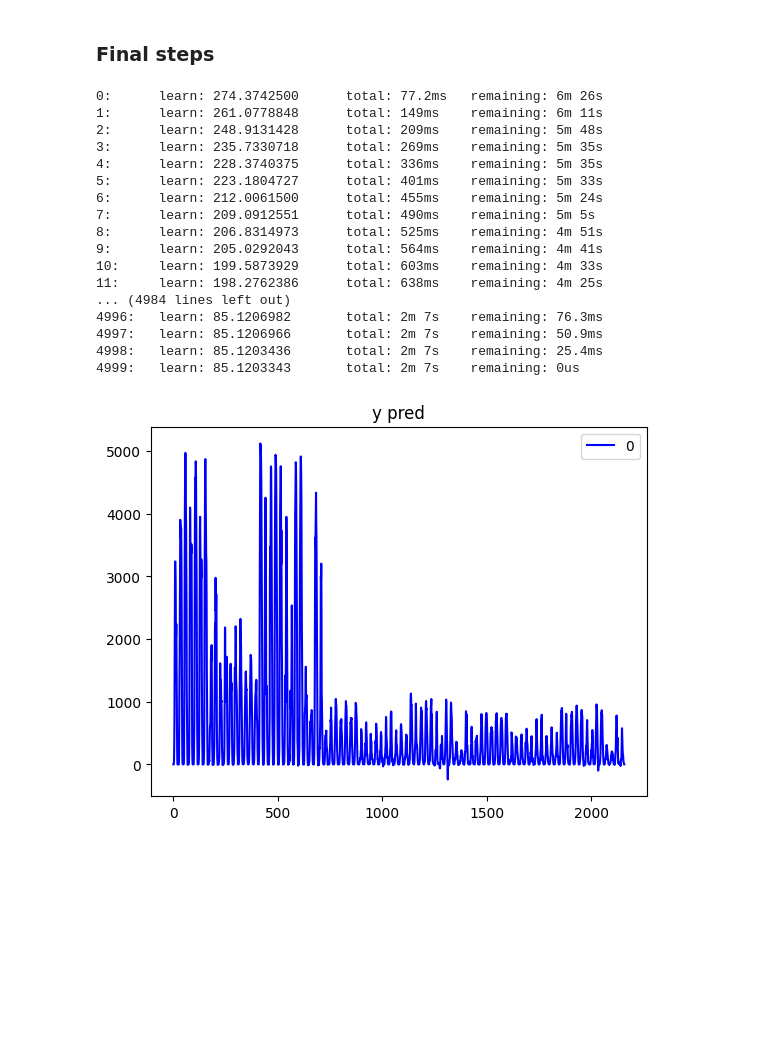
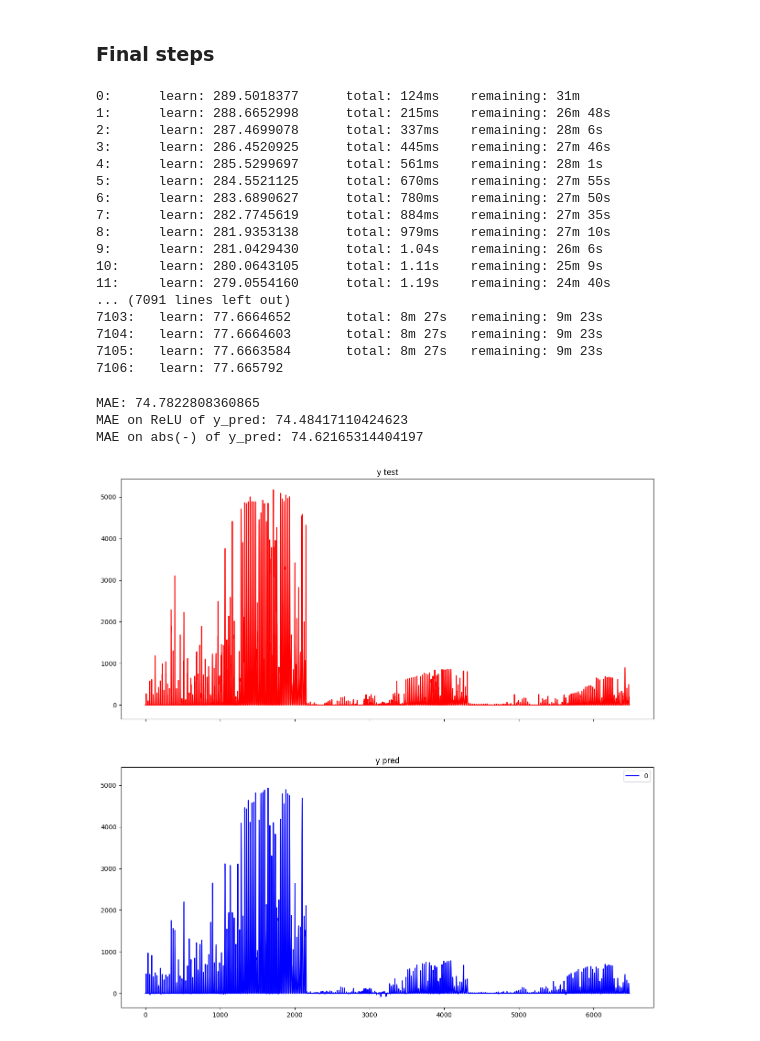
Before and after one commit to Bergschtein/Solar-Energy-Prediction, a Jupyter notebook: catboost.ipynb, the cells around one changed output. Saved outputs shown, nothing was run; the diff lists cells and outputs as text; code cells hidden in the pictures; blank space fills up the shorter version.

```diff
--- a/catboost.ipynb
+++ b/catboost.ipynb
@@ -332,7 +305,7 @@ X_a, y_a = match_X_Y(X_train_a, Y_train['a'])
 X_b, y_b = match_X_Y(X_train_b, Y_train['b'])
 X_c, y_c = match_X_Y(X_train_c, Y_train['c'])
 
-local_test = False
+local_test = True
 if local_test:
     X_train_a , X_test_a, y_train_a, y_test_a = train_test_split(X_a, y_a, test_size=2160, shuffle=False)
     X_train_b , X_test_b, y_train_b, y_test_b = train_test_split(X_b, y_b, test_size=2160, shuffle=False)
@@ -426,10 +399,10 @@ else:
 
 
 model = cb.CatBoostRegressor(
-    iterations = 5000,
+    iterations = 10000,
     depth = 9,
-    learning_rate =0.15,
-    loss_function ='LogCosh',
+    learning_rate =0.01,
+    loss_function ='MAE',
     cat_features = made_features
 )
 # %%
@@ -438,37 +411,41 @@ model.fit(train_pool)
 # make the prediction using the resulting model
 preds = model.predict(test_pool)
 # %% [output]
-0:      learn: 274.3742500      total: 77.2ms   remaining: 6m 26s
-1:      learn: 261.0778848      total: 149ms    remaining: 6m 11s
-2:      learn: 248.9131428      total: 209ms    remaining: 5m 48s
-3:      learn: 235.7330718      total: 269ms    remaining: 5m 35s
-4:      learn: 228.3740375      total: 336ms    remaining: 5m 35s
-5:      learn: 223.1804727      total: 401ms    remaining: 5m 33s
-6:      learn: 212.0061500      total: 455ms    remaining: 5m 24s
-7:      learn: 209.0912551      total: 490ms    remaining: 5m 5s
-8:      learn: 206.8314973      total: 525ms    remaining: 4m 51s
-9:      learn: 205.0292043      total: 564ms    remaining: 4m 41s
-10:     learn: 199.5873929      total: 603ms    remaining: 4m 33s
-11:     learn: 198.2762386      total: 638ms    remaining: 4m 25s
-... (4984 lines left out)
-4996:   learn: 85.1206982       total: 2m 7s    remaining: 76.3ms
-4997:   learn: 85.1206966       total: 2m 7s    remaining: 50.9ms
-4998:   learn: 85.1203436       total: 2m 7s    remaining: 25.4ms
-4999:   learn: 85.1203343       total: 2m 7s    remaining: 0us
+0:      learn: 289.5018377      total: 124ms    remaining: 31m
+1:      learn: 288.6652998      total: 215ms    remaining: 26m 48s
+2:      learn: 287.4699078      total: 337ms    remaining: 28m 6s
+3:      learn: 286.4520925      total: 445ms    remaining: 27m 46s
+4:      learn: 285.5299697      total: 561ms    remaining: 28m 1s
+5:      learn: 284.5521125      total: 670ms    remaining: 27m 55s
+6:      learn: 283.6890627      total: 780ms    remaining: 27m 50s
+7:      learn: 282.7745619      total: 884ms    remaining: 27m 35s
+8:      learn: 281.9353138      total: 979ms    remaining: 27m 10s
+9:      learn: 281.0429430      total: 1.04s    remaining: 26m 6s
+10:     learn: 280.0643105      total: 1.11s    remaining: 25m 9s
+11:     learn: 279.0554160      total: 1.19s    remaining: 24m 40s
+... (7091 lines left out)
+7103:   learn: 77.6664652       total: 8m 27s   remaining: 9m 23s
+7104:   learn: 77.6664603       total: 8m 27s   remaining: 9m 23s
+7105:   learn: 77.6663584       total: 8m 27s   remaining: 9m 23s
+7106:   learn: 77.665792
 # %%
 if local_test:
     print(f'MAE: {mean_absolute_error(preds, y_test)}')
     print(f'MAE on ReLU of y_pred: {mean_absolute_error(ReLU(preds), y_test)}')
     print(f'MAE on abs(-) of y_pred: {mean_absolute_error(np.abs(preds), y_test)}')
+# %% [output]
+MAE: 74.7822808360865
+MAE on ReLU of y_pred: 74.48417110424623
+MAE on abs(-) of y_pred: 74.62165314404197
 # %%
 preds_df = pd.DataFrame(preds)
 
 if local_test:
-    fig, axs = plt.subplots(2,1,figsize = (15,15), sharex = True)
+    fig, axs = plt.subplots(2,1,figsize = (15,15), sharex = True, sharey=True)
     y_test.plot(ax=axs[0], title='y test', color='red')
     preds_df.plot(ax=axs[1], title='y pred', color='blue')
 else:
     preds_df.plot(title='y pred', color='blue')
 # %% [output]
-[figure, old version]
+[figure, new version]
 # %%
```
Also changed, not shown: parts of 6 cells of this notebook, 17 other files.
